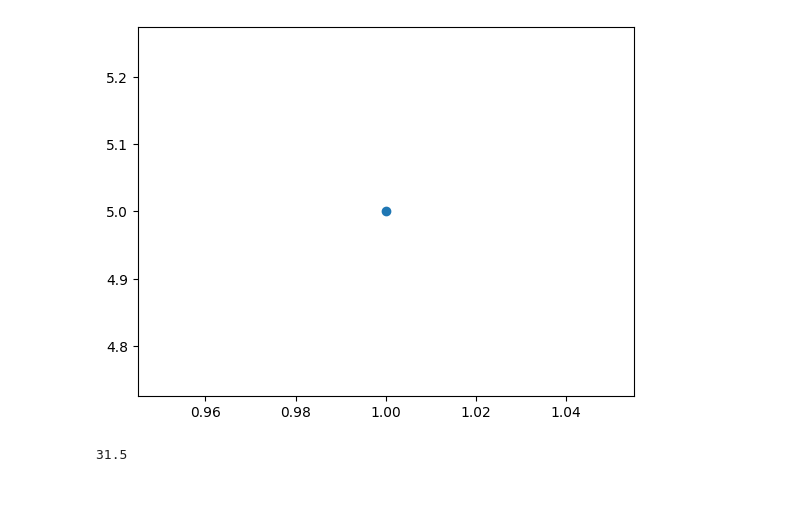
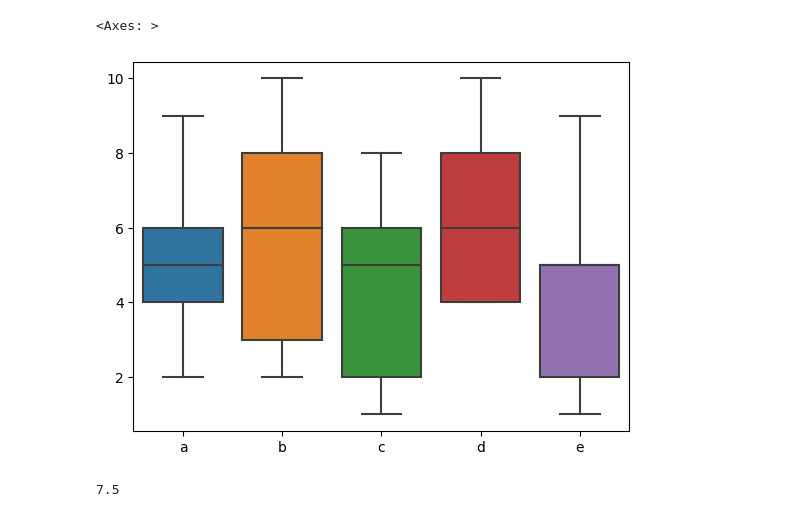
Before and after one commit to JohnWalker0707/20230725, a Jupyter notebook: python_AI/L2.ipynb, the cells around one changed output. Saved outputs shown, nothing was run; the diff lists cells and outputs as text; code cells hidden in the pictures.

```diff
--- a/python_AI/L2.ipynb
+++ b/python_AI/L2.ipynb
@@ -1,9 +1,24 @@
-# %%
-import matplotlib.pyplot as plt
-a=plt.scatter(1,5)
-plt.show()
-# %% [output]
-[figure, removed]
+# %%
+
+import seaborn as sns
+import pandas as pd
+from plotnine import *
+
+a=['a','b','c','d']
+c=[9,8,5,0]
+b=range(0,4)
+d=pd.DataFrame({
+    'a':[2,6,9,4,5],
+    'b':[2,8,6,3,10],
+    'c':[1,8,2,6,5],
+    'd':[4,6,8,4,10],
+    'e':[2,5,9,1,5]
+})
+
+sns.boxplot(data=d)
+# %% [output]
+<Axes: >
+[figure, added]
 # %%
 def fun(t,b,h):
     return (t+b)*h/2
@@ -12,4 +27,4 @@ b=eval(input("輸入下底"))
 h=eval(input("輸入高"))
 print(round(fun(t,b,h),2))
 # %% [output]
-31.5
+7.5
```
Also changed, not shown: parts of 1 cell of this notebook, 1 other file.
